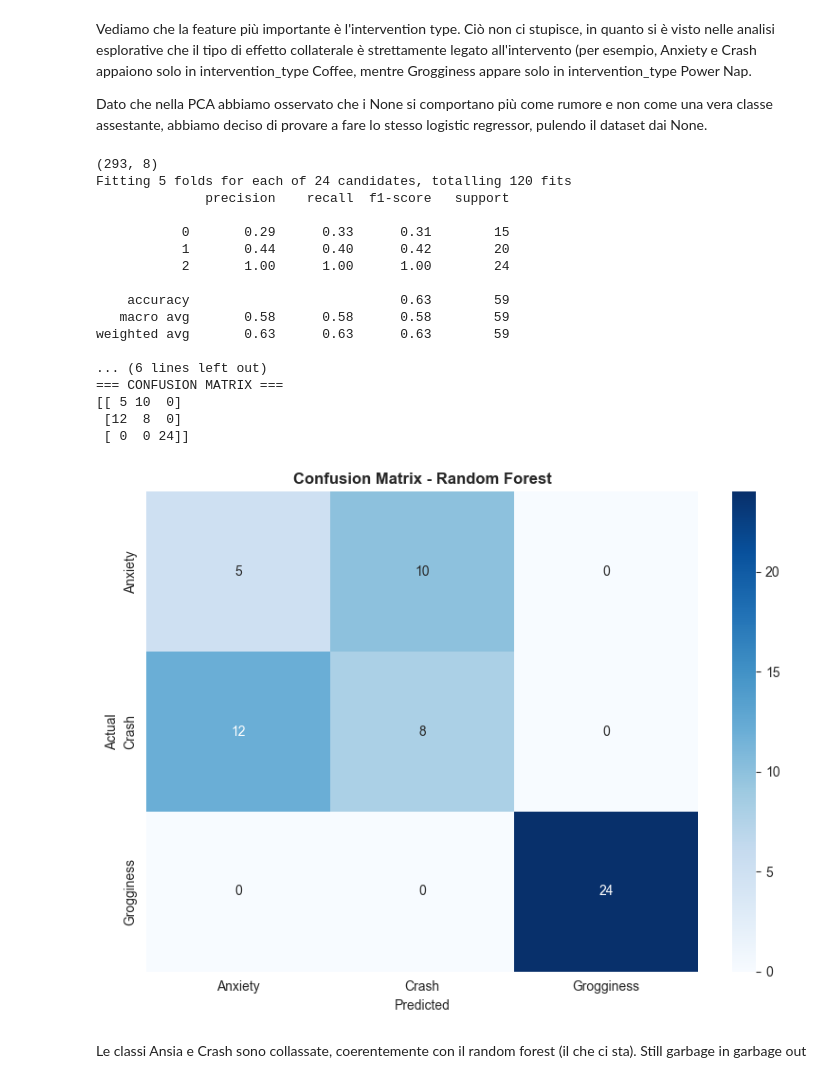
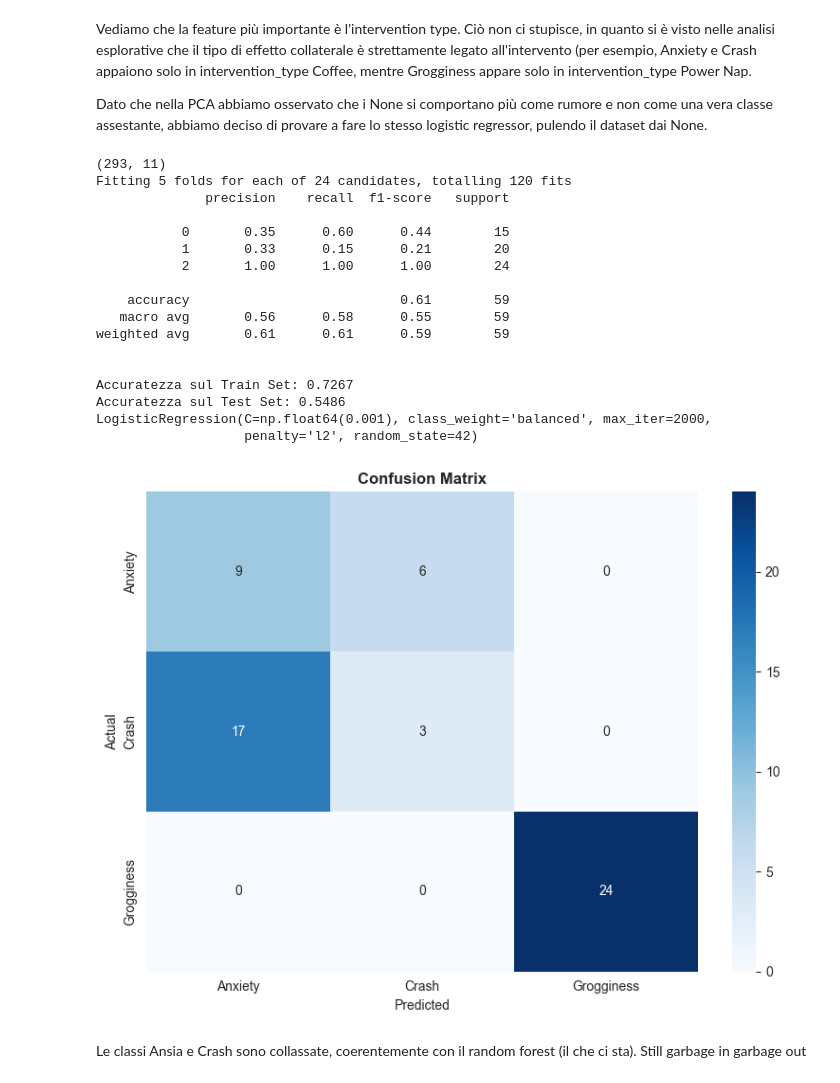
Before and after one commit to Grimino27/PDAI_Project, a Jupyter notebook: scripts/LogisticRegressor.ipynb, the cells around one changed output. Drawn from its saved outputs; the diff is of its cells as text; code cells hidden in the pictures.

```diff
--- a/scripts/LogisticRegressor.ipynb
+++ b/scripts/LogisticRegressor.ipynb
@@ -27,11 +12,11 @@ from commons import prepare_train_test
 # %%
 df = pd.read_csv('../df_encoded.csv')
-# Identifico le colonne numeriche da lasciare, eliminando l'occupation type e l'identity
-df = df.drop(['occupation_Student', 'occupation_Working Professional', 'occupation_Freelancer', "participant_id"], axis=1)
+# Identifico le colonne numeriche da lasciare, eliminando ll'identity
+df = df.drop([ "participant_id"], axis=1)
 
 print(df.shape)
 X = df.drop("side_effects", axis=1)
 y = df['side_effects']
 
-X_train, y_train, X_test, y_test = prepare_train_test(X,y)
+scaler, X_train, y_train, X_test, y_test = prepare_train_test(X,y)
 # %% [output]
@@ -161,67 +114,46 @@ Dato che nella PCA abbiamo osservato che i None si comportano più come rumore e
 # %%
 df = df[df["side_effects"] != 3]
 print(df.shape)
 X = df.drop("side_effects", axis=1)
 y = df['side_effects']
 
-X_train_raw, X_test_raw, y_train, y_test = train_test_split(
-    X, y,
-    test_size=0.2,           # 20% per il test
-    random_state=42,         # Per reproducibilità
-    stratify=y               # Mantiene le proporzioni delle classi
-)
-
-# Scaling
-scaler = StandardScaler()
-X_train = scaler.fit_transform(X_train_raw)
-X_test = scaler.transform(X_test_raw)
+scaler, X_train, y_train, X_test, y_test = prepare_train_test(X,y)
 
 grid, best_params, best_score = logistic_model_selection(X_train, y_train)
 
 y_pred = grid.predict(X_test)
 print(classification_report(y_test, y_pred))
 
 # Accuratezza su train e test set
 train_accuracy = grid.score(X_train, y_train)
 test_accuracy = grid.score(X_test, y_test)
 
 print(f"\nAccuratezza sul Train Set: {train_accuracy:.4f}")
 print(f"Accuratezza sul Test Set: {test_accuracy:.4f}")
 print(grid.best_estimator_) #per vedere gli iperparametri scelti
 
 cm = confusion_matrix(y_test, y_pred)
-print("\n=== CONFUSION MATRIX ===")
-print(cm)
-
-# Heatmap della confusion matrix
-fig, ax = plt.subplots(figsize=(8, 6))
-sns.heatmap(cm, annot=True, fmt='d', cmap='Blues', ax=ax,
-            xticklabels=['Anxiety', 'Crash', 'Grogginess'],
-            yticklabels=['Anxiety', 'Crash', 'Grogginess'])
-ax.set_title('Confusion Matrix - Random Forest', fontsize=12, fontweight='bold')
-ax.set_ylabel('Actual')
-ax.set_xlabel('Predicted')
-plt.tight_layout()
-plt.show()
+class_labels = ['Anxiety', 'Crash', 'Grogginess']
+plot_confusion_matrix(cm, class_labels, title="Confusion Matrix")
 # %% [output]
-(293, 8)
+(293, 11)
 Fitting 5 folds for each of 24 candidates, totalling 120 fits
               precision    recall  f1-score   support
 
-           0       0.29      0.33      0.31        15
-           1       0.44      0.40      0.42        20
+           0       0.35      0.60      0.44        15
+           1       0.33      0.15      0.21        20
            2       1.00      1.00      1.00        24
 
-    accuracy                           0.63        59
-   macro avg       0.58      0.58      0.58        59
-weighted avg       0.63      0.63      0.63        59
+    accuracy                           0.61        59
+   macro avg       0.56      0.58      0.55        59
+weighted avg       0.61      0.61      0.59        59
 
-... (6 lines left out)
-=== CONFUSION MATRIX ===
-[[ 5 10  0]
- [12  8  0]
- [ 0  0 24]]
+
+Accuratezza sul Train Set: 0.7267
+Accuratezza sul Test Set: 0.5486
+LogisticRegression(C=np.float64(0.001), class_weight='balanced', max_iter=2000,
+                   penalty='l2', random_state=42)
-[figure, old version]
+[figure, new version]
 # %% [markdown]
 Le classi Ansia e Crash sono collassate, coerentemente con il random forest (il che ci sta). Still garbage in garbage out
 # %%
```
Also changed, not shown: parts of 6 cells of this notebook, 2 other files.
